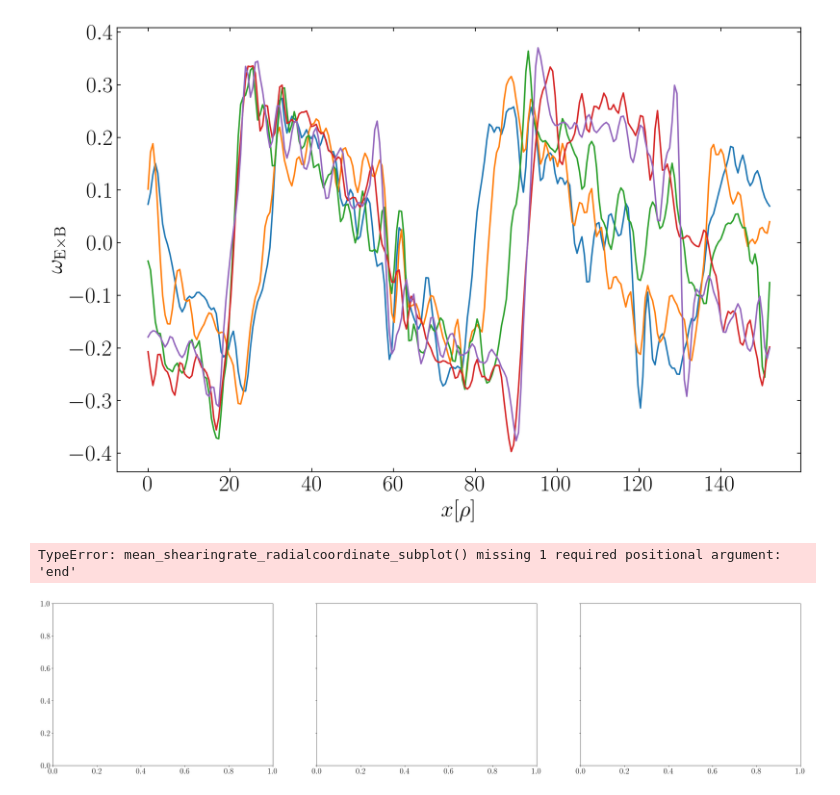
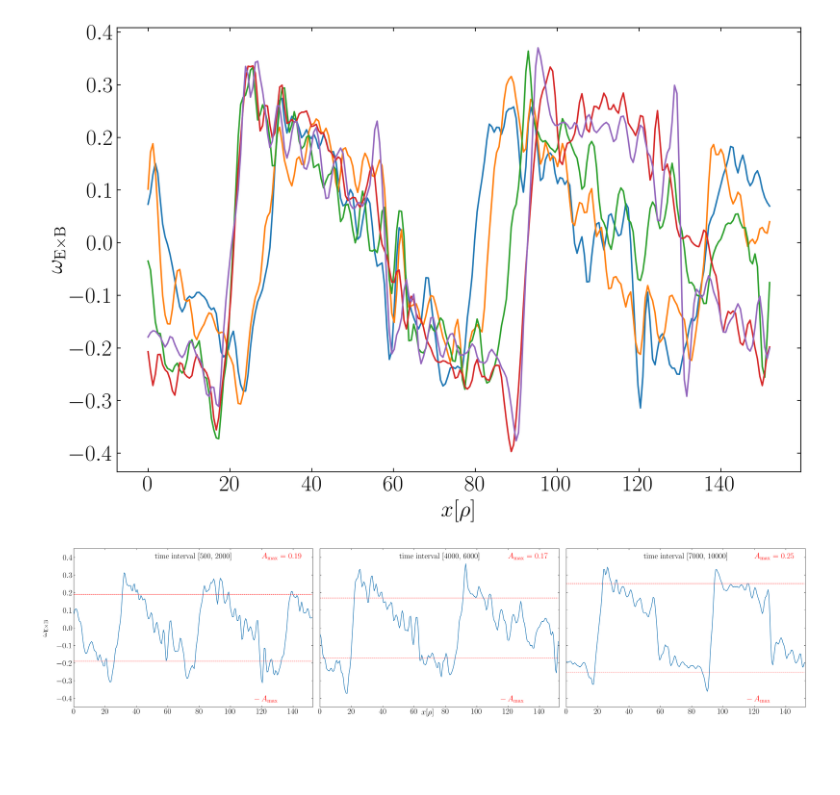
Before and after one commit to ManeLippert/Bachelorthesis-Shearingrate-Convergence, a Jupyter notebook: data/S6_rlt6.2/boxsize2x2/Ns16/Nvpar64/Nmu9/eval.ipynb, the cells around one changed output. Saved outputs shown, nothing was run; the diff lists cells and outputs as text; code cells hidden in the pictures; blank space fills up the shorter version.

```diff
--- a/data/S6_rlt6.2/boxsize2x2/Ns16/Nvpar64/Nmu9/eval.ipynb
+++ b/data/S6_rlt6.2/boxsize2x2/Ns16/Nvpar64/Nmu9/eval.ipynb
@@ -67,31 +67,32 @@ plt.savefig(picpath+data+'_'+resolution+'_wexb_all.pdf', bbox_inches='tight')
 [figure]
 # %%
 fig, ax, grid_y, grid_x, interval = plot.mean_shearingrate_radialcoordinate_subplots_grid(wexb, 3000, 500, True, True)
+
+y_max = max(grid_y)
 
 i = 0
 
 for y in grid_y:
     for x in grid_x:
         start, end = interval[0][i], interval[1][i]
 
         # Shearing rate with mean over time
         wexb_rad_mean, wexb_rad_middle = zonalflow.get_mean_middle_shearingrate(start, end, wexb)
         # FT{shearing rate}
         wexb_rad_mean_amp, wexb_rad_mean_amp_max = zonalflow.get_fft_mean_max_shearingrate_amplitude(wexb_rad_mean)
 
         plot.mean_shearingrate_radialcoordinate_subplot(rad_coord, rad_boxsize, wexb_rad_mean, wexb_rad_middle, wexb_rad_mean_amp_max,
-                                                        ax, x, y, start, end)
+                                                        ax, x, y, y_max, start, end)
 
         i += 1
 
 fig.text(0.5, 0.09, r'$x[\rho]$', ha='center')
 fig.text(0.09, 0.5, r'$\omega_{\mathrm{E \times B}}$', va='center', rotation='vertical')
 
 plt.subplots_adjust(wspace=0.03, hspace=0.05)
 plt.savefig(picpath+data+'_'+resolution+'_wexb_evolution.pdf', bbox_inches='tight')
 # %% [output]
-TypeError: mean_shearingrate_radialcoordinate_subplot() missing 1 required positional argument: 'end'
-[figure, old version]
+[figure, new version]
 # %%
 # Close h5-File
 f.close()
```
Also changed, not shown: 12 other files.
